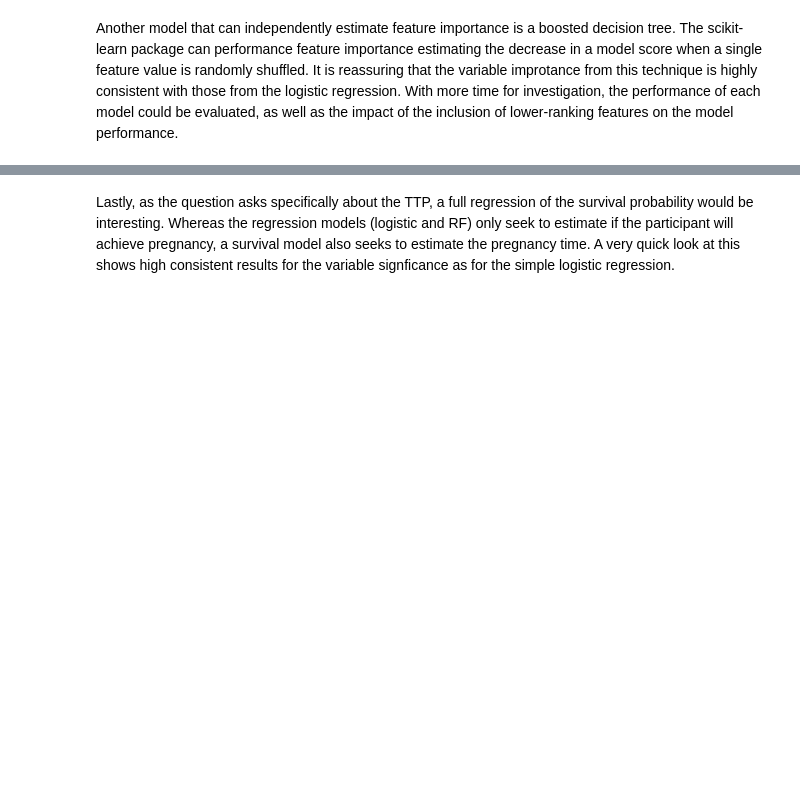
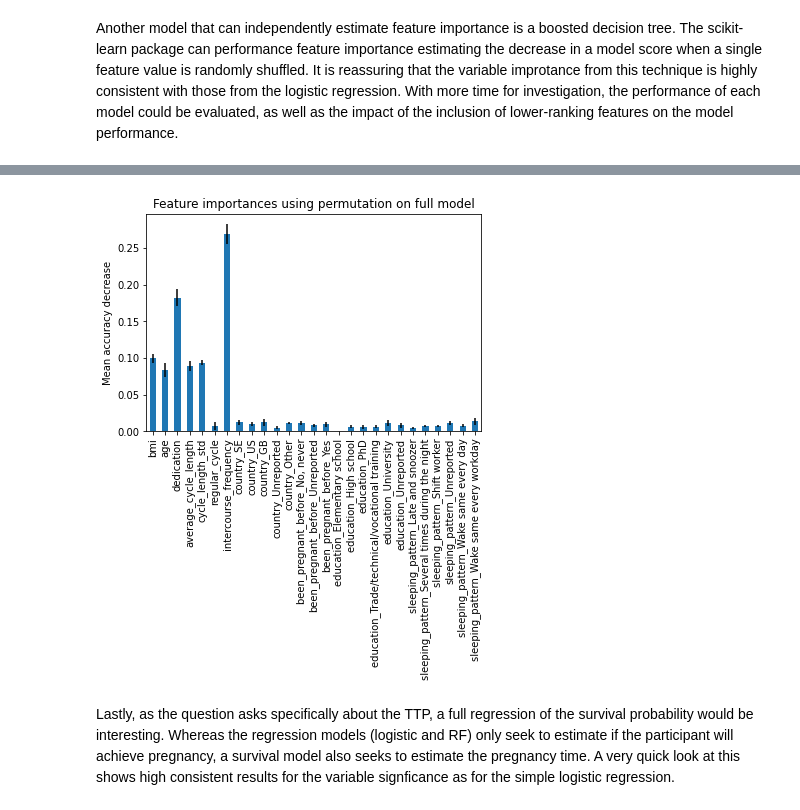
Before and after one commit to kdlong/NCA, a Jupyter notebook: importance_analysis.ipynb, the cells around one changed output, grey strips where cells are left out. Saved outputs shown, nothing was run; the diff lists cells and outputs as text; code cells hidden in the pictures; blank space fills up the shorter version.

```diff
--- a/importance_analysis.ipynb
+++ b/importance_analysis.ipynb
@@ -77,7 +111,9 @@ df_ana[(df_ana["intercourse_frequency"] == 0.) & df_ana["pregnant"]]
 # %%
 # One hot encode categorical variables. Take 70% of the data for training
 df_train = df_ana.drop(["n_cycles_trying"], axis=1)[:int(0.7*len(df_ana))]
+df_test = df_ana.drop(["n_cycles_trying"], axis=1)[int(0.7*len(df_ana)):]
 df_onehot = pd.get_dummies(df_train.drop("pregnant", axis=1))
+df_onehot_test = pd.get_dummies(df_test.drop("pregnant", axis=1))
 df_onehot
 # %% [output]
 |  | bmi | age | dedication | average_cycle_length | cycle_length_std | regular_cycle | ... |
@@ -232,3 +343,19 @@ Text(0, 0.5, 'Mean decrease in impurity')
+# %%
+from sklearn.inspection import permutation_importance
+
+result = permutation_importance(
+    forest, df_onehot_test, df_test["pregnant"], n_repeats=10, random_state=42, n_jobs=2
+)
+
+forest_importances = pd.Series(result.importances_mean, index=df_onehot_test.columns)
+# %%
+fig, ax = plt.subplots()
+forest_importances.plot.bar(yerr=result.importances_std, ax=ax)
+ax.set_title("Feature importances using permutation on full model")
+ax.set_ylabel("Mean accuracy decrease")
+plt.show()
+# %% [output]
+[figure, added]
 # %% [markdown]
 Lastly, as the question asks specifically about the TTP, a full regression of the survival probability would be interesting. Whereas the regression models (logistic and RF) only seek to estimate if the participant will achieve pregnancy, a survival model also seeks to estimate the pregnancy time. A very quick look at this shows high consistent results for the variable signficance as for the simple logistic regression.
 # %%
```
Also changed, not shown: parts of 18 cells of this notebook, 1 other file.
